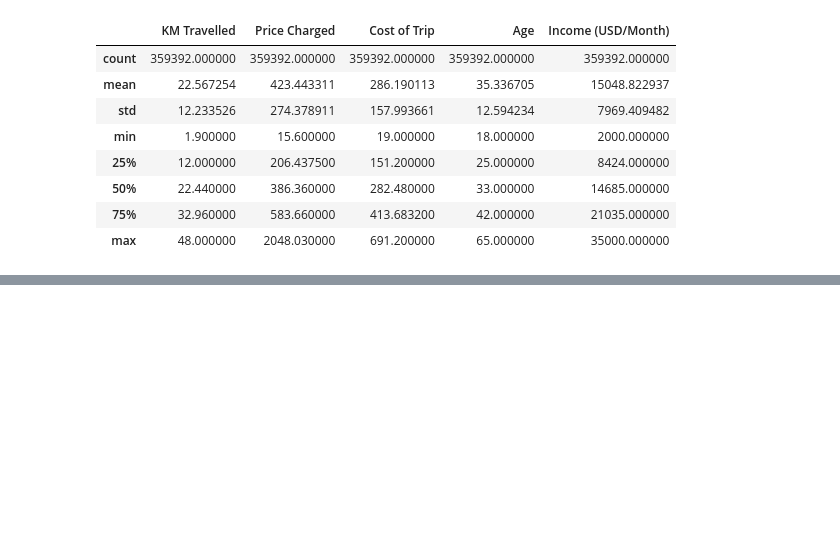
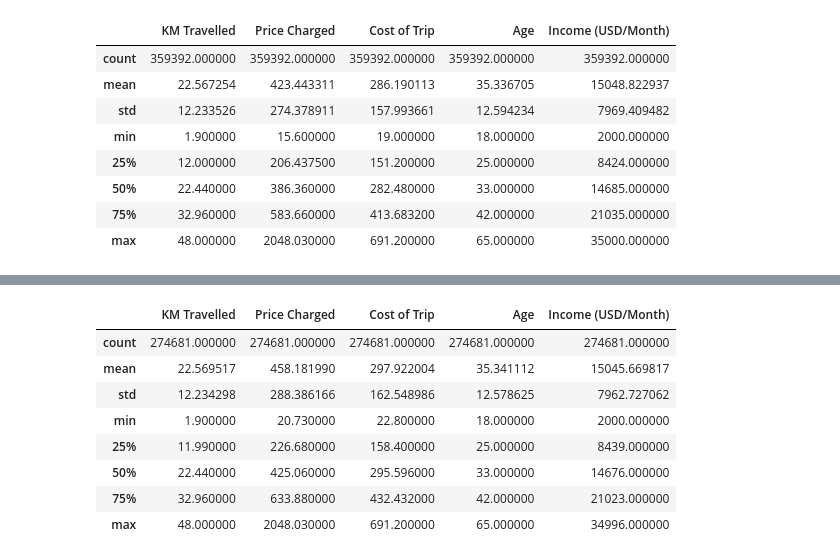
Before and after one commit to nureinumeya1999/Cab-Investment, a Jupyter notebook: src/EDA.ipynb, the cells around one changed output, grey strips where cells are left out. Drawn from its saved outputs; the diff is of its cells as text; code cells hidden in the pictures; blank space fills up the shorter version.

```diff
--- a/src/EDA.ipynb
+++ b/src/EDA.ipynb
@@ -150,0 +201,2 @@ dataFinal[['KM Travelled', 'Price Charged', 'Cost of Trip', 'Age', 'Income (USD/
+# %%
+yellowFinal = dataFinal.loc[dataFinal['Company'] == "Yellow Cab"]
@@ -150,0 +215,12 @@ dataFinal[['KM Travelled', 'Price Charged', 'Cost of Trip', 'Age', 'Income (USD/
+# %%
+yellowFinal[['KM Travelled', 'Price Charged', 'Cost of Trip', 'Age', 'Income (USD/Month)']].describe()
+# %% [output]
+|  | KM Travelled | Price Charged | Cost of Trip | Age | Income (USD/Month) |
+| count | 274681.000000 | 274681.000000 | 274681.000000 | 274681.000000 | 274681.000000 |
+| mean | 22.569517 | 458.181990 | 297.922004 | 35.341112 | 15045.669817 |
+| std | 12.234298 | 288.386166 | 162.548986 | 12.578625 | 7962.727062 |
+| min | 1.900000 | 20.730000 | 22.800000 | 18.000000 | 2000.000000 |
+| 25% | 11.990000 | 226.680000 | 158.400000 | 25.000000 | 8439.000000 |
+| 50% | 22.440000 | 425.060000 | 295.596000 | 33.000000 | 14676.000000 |
+| 75% | 32.960000 | 633.880000 | 432.432000 | 42.000000 | 21023.000000 |
+| max | 48.000000 | 2048.030000 | 691.200000 | 65.000000 | 34996.000000 |
```
Also changed, not shown: parts of 5 cells of this notebook, 2 other files.
